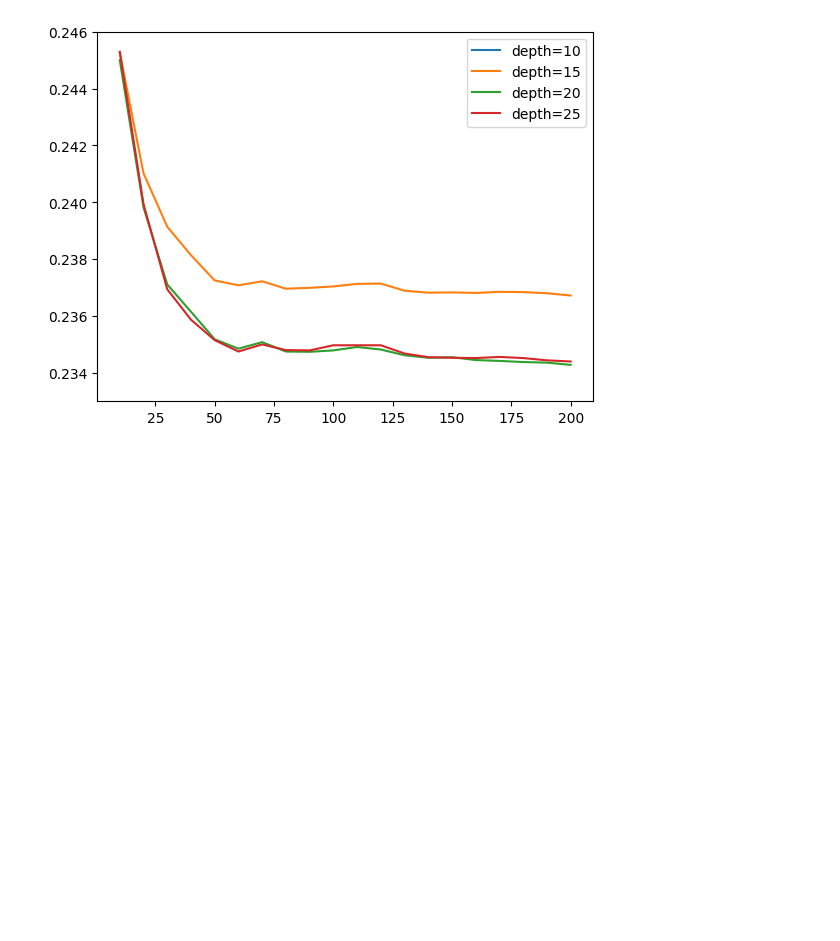
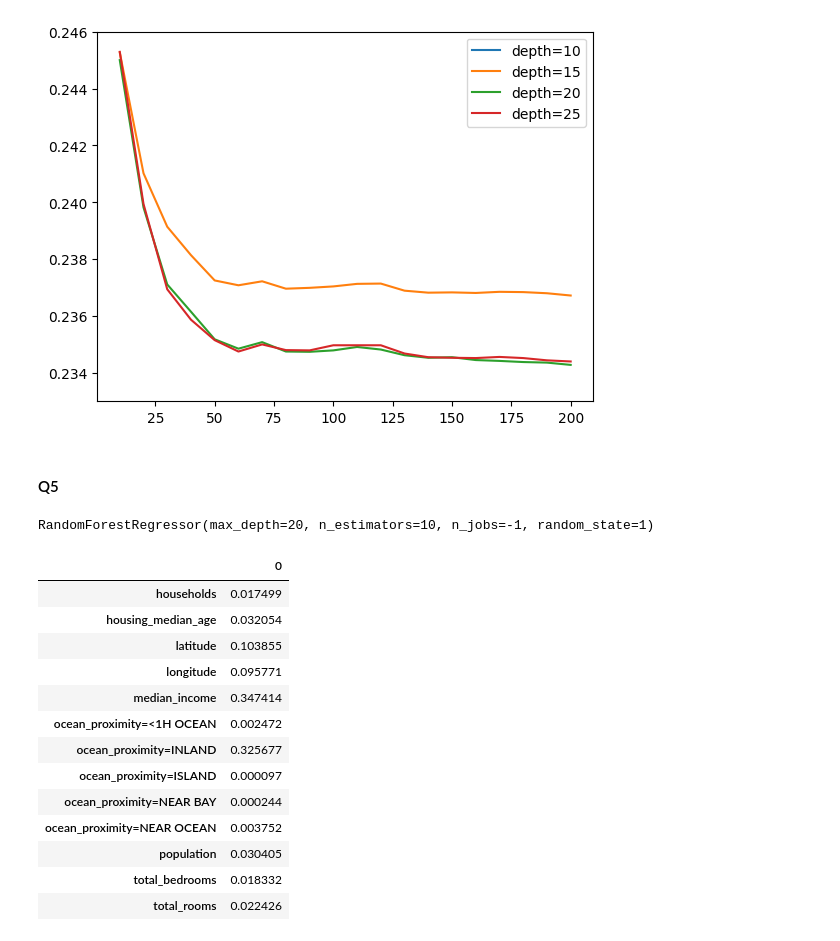
Before and after one commit to AaishaMuhammad/mlzoomcamp, a Jupyter notebook: week6/wk6.ipynb, the cells around one changed output. Drawn from its saved outputs; the diff is of its cells as text; code cells hidden in the pictures; blank space fills up the shorter version.

```diff
--- a/week6/wk6.ipynb
+++ b/week6/wk6.ipynb
@@ -143,3 +146,30 @@ plt.ylim(0.233, 0.246)
 plt.show()
 # %% [output]
 [figure]
+# %% [markdown]
+#### Q5
+# %%
+rf = RandomForestRegressor(n_estimators=10, max_depth=20, random_state=1, n_jobs=-1)
+rf.fit(x_train, y_train)
+# %% [output]
+RandomForestRegressor(max_depth=20, n_estimators=10, n_jobs=-1, random_state=1)
+# %%
+importances = rf.feature_importances_
+features = dv.get_feature_names()
+feature_importance = pd.DataFrame(importances, index=features)
+feature_importance
+# %% [output]
+|  | 0 |
+| households | 0.017499 |
+| housing_median_age | 0.032054 |
+| latitude | 0.103855 |
+| longitude | 0.095771 |
+| median_income | 0.347414 |
+| ocean_proximity=<1H OCEAN | 0.002472 |
+| ocean_proximity=INLAND | 0.325677 |
+| ocean_proximity=ISLAND | 0.000097 |
+| ocean_proximity=NEAR BAY | 0.000244 |
+| ocean_proximity=NEAR OCEAN | 0.003752 |
+| population | 0.030405 |
+| total_bedrooms | 0.018332 |
+| total_rooms | 0.022426 |
```
Also changed, not shown: parts of 8 cells of this notebook.
